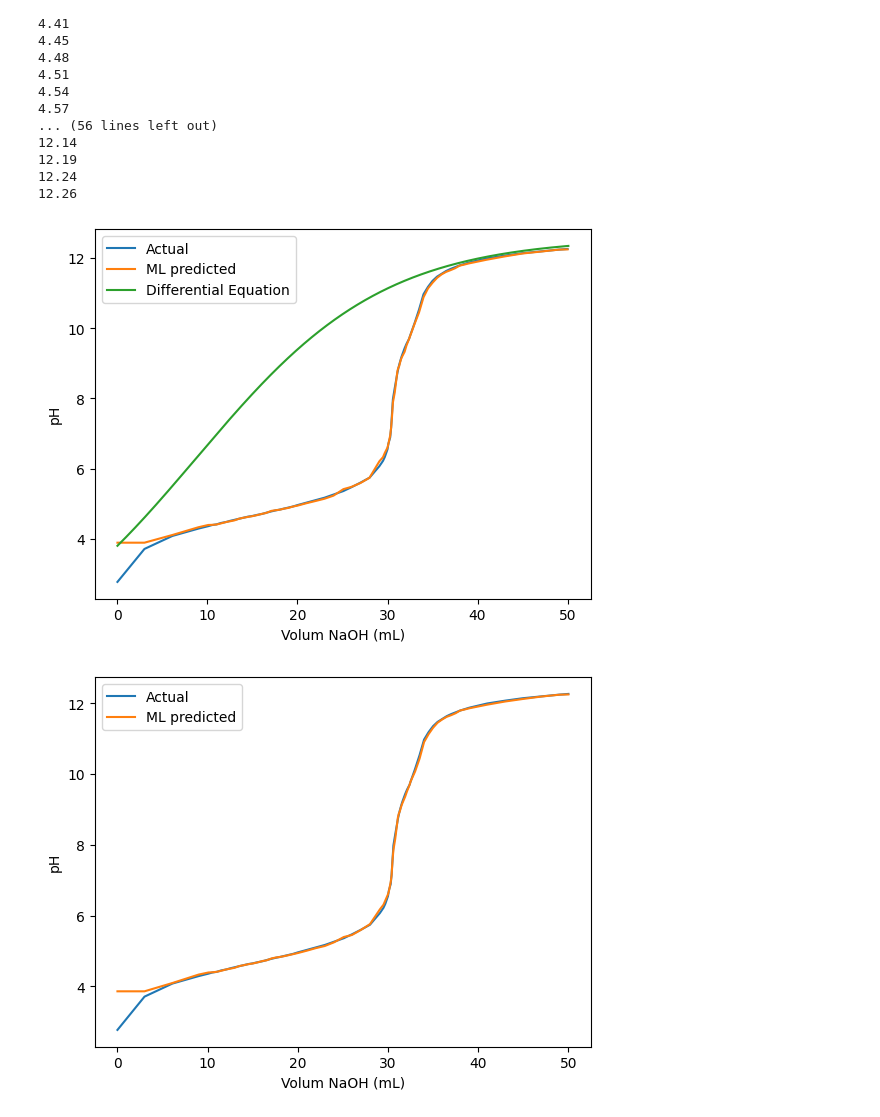
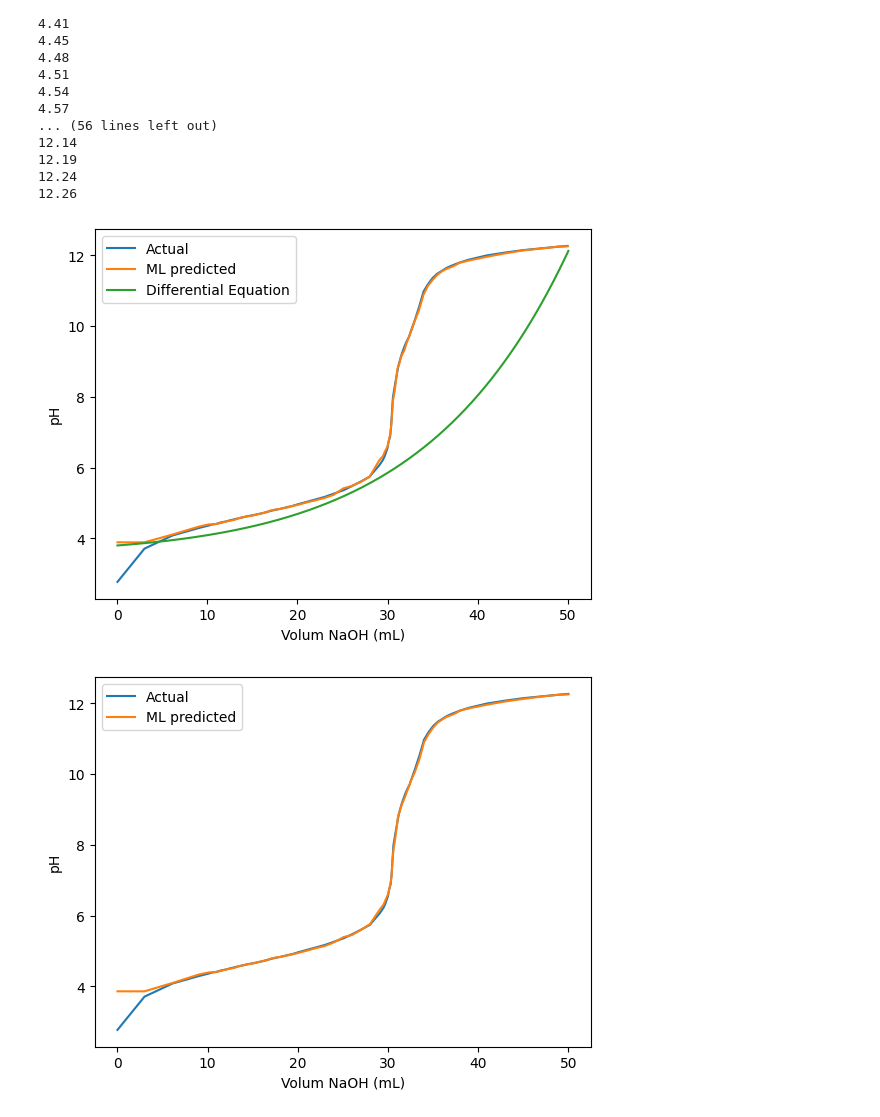
Before and after one commit to EliasT05/ProgMod-Eksamen, a Jupyter notebook: modelleringII.ipynb, the cells around one changed output. Drawn from its saved outputs; the diff is of its cells as text; code cells hidden in the pictures.

```diff
--- a/modelleringII.ipynb
+++ b/modelleringII.ipynb
@@ -413,33 +413,33 @@ y_pred = model.predict(titrering[["Volum NaOH (mL)"]])
 # %%
 import numpy as np
 
 def f(V, pH):
-    dph_dV = (pH*3.2*(12/400-(0.0009)*pH*2.65))
+    dph_dV = (pH*2*(12/400-(0.0009)**pH)) + V/2000 -0.209
     return dph_dV
 
 pH0 = 3.8
 step = 0.01
 
 V = np.arange(0, 50.1, step)
 
 pH = np.zeros(len(V))
 pH[0] = pH0
 
 # Eulers method
 for i in range(1, len(V)):
     pH[i] = pH[i-1] + step * f(V[i-1], pH[i-1])
 
 #pH *= 26
 
 plt.plot(titrering["Volum NaOH (mL)"], titrering["pH"], label='Actual')
 plt.plot(titrering[["Volum NaOH (mL)"]], y_pred, label='ML predicted')
 plt.plot(V, pH, label='Differential Equation')
 plt.xlabel('Volum NaOH (mL)')
 plt.ylabel('pH')
 plt.legend()
 plt.show()
 # %% [output]
-[figure, old version]
+[figure, new version]
 # %%
 plt.plot(titrering["Volum NaOH (mL)"], titrering["pH"], label='Actual')
 plt.plot(titrering[["Volum NaOH (mL)"]], y_pred, label='ML predicted')
```
